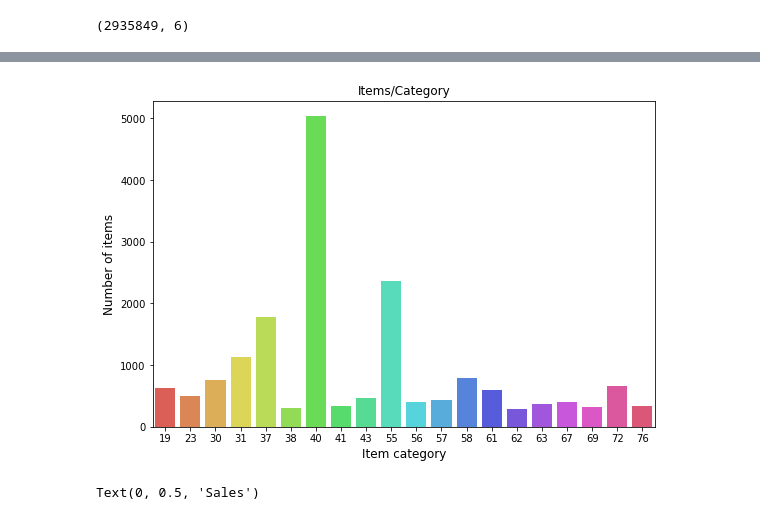
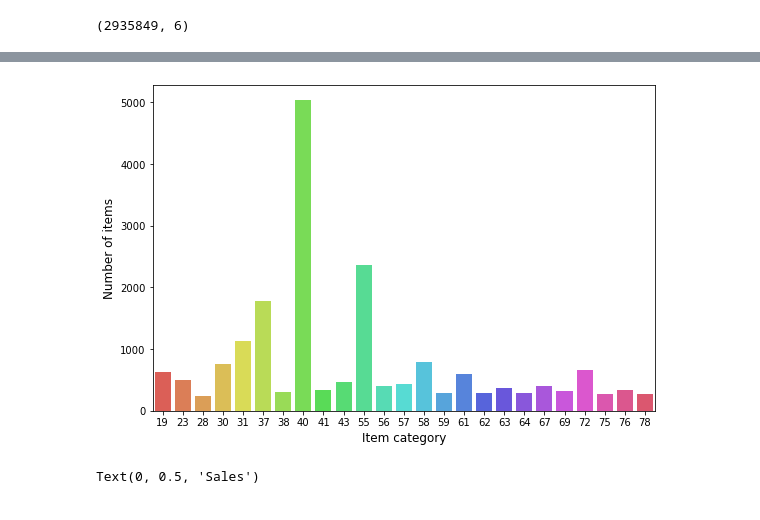
Before and after one commit to paulsok/kaggle, a Jupyter notebook: Predict Future Sales/predict-future-sales.ipynb, the cells around one changed output, grey strips where cells are left out. Cells and saved outputs as stored; diff of their text form; code cells hidden in the pictures.

```diff
--- a/Predict Future Sales/predict-future-sales.ipynb
+++ b/Predict Future Sales/predict-future-sales.ipynb
@@ -17,12 +17,9 @@ import warnings
 warnings.filterwarnings('ignore')
 # %%
 # import data
-path = "/kaggle/input/competitive-data-science-predict-future-sales/"
-submission = pd.read_csv(path+'/sample_submission.csv')
-
-items = pd.read_csv(path+'/items.csv')
-sales = pd.read_csv(path+'/sales_train.csv')
-test = pd.read_csv(path+'/test.csv')
+items = pd.read_csv('/kaggle/input/competitive-data-science-predict-future-sales/items.csv')
+sales = pd.read_csv('/kaggle/input/competitive-data-science-predict-future-sales/sales_train.csv')
+test = pd.read_csv('/kaggle/input/competitive-data-science-predict-future-sales/test.csv')
 # %%
 sales.head()
 # %% [output]
@@ -68,24 +65,20 @@ items.head()
 # %%
 # how many products are in each category?
 prod_per_cat = items.groupby(['item_category_id']).count()
 prod_per_cat = prod_per_cat.sort_values(by='item_id', ascending=False)
-prod_per_cat = prod_per_cat.iloc[0:20].reset_index()
+prod_per_cat = prod_per_cat.iloc[0:25].reset_index()
 
 plt.figure(figsize=(9, 6))
-
 sns.barplot(x='item_category_id', y='item_id', data=prod_per_cat,
             palette='hls',
             capsize=0.05,
             saturation=8,
             errcolor='gray', errwidth=2,
-            ci='sd'
-            )
-
-plt.title("Items/Category")
+            ci='sd')
 plt.ylabel('Number of items', fontsize=12)
 plt.xlabel('Item category', fontsize=12)
 plt.show()
 # %% [output]
-[figure, old version]
+[figure, new version]
 # %%
 # total sales for one month
```
Also changed, not shown: parts of 18 cells of this notebook.
